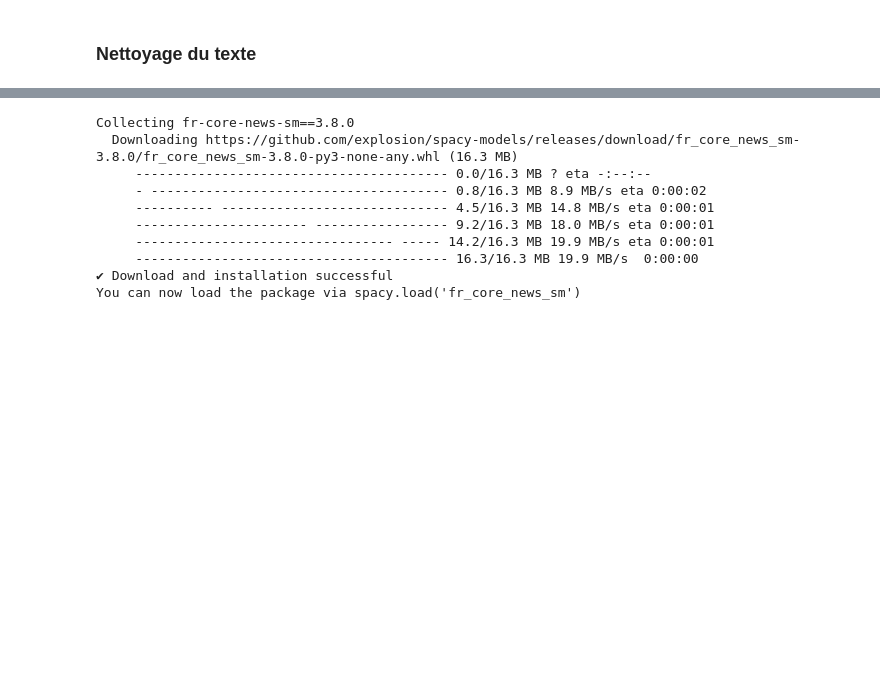
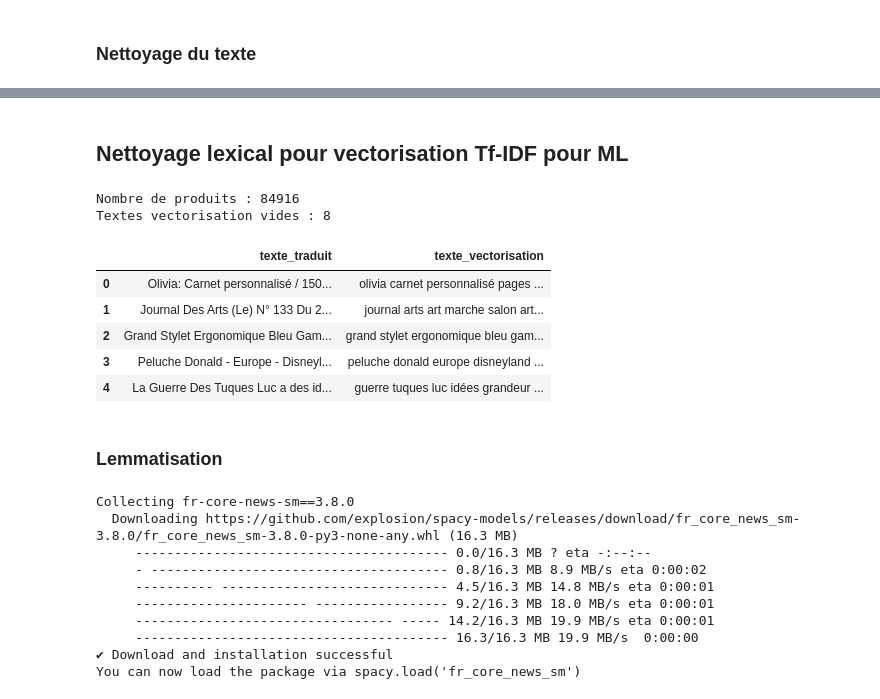
Before and after one commit to DataScientest-Studio/sep25_alt2_iia_rakuten_2, a Jupyter notebook: Exploration_donnees_&_Dataviz/Preprocess_FeatureEng_txt.ipynb, the cells around one changed output, grey strips where cells are left out. Drawn from its saved outputs; the diff is of its cells as text; code cells hidden in the pictures; blank space fills up the shorter version.

Commit message:
feat : Reprise des étapes de preprocessing/traduction/lemmatisation

```diff
--- a/Exploration_donnees_&_Dataviz/Preprocess_FeatureEng_txt.ipynb
+++ b/Exploration_donnees_&_Dataviz/Preprocess_FeatureEng_txt.ipynb
@@ -357,3 +589,80 @@ df = pd.read_csv("../csv/X_train_update_translated.csv")
+# %% [markdown]
+## Nettoyage lexical pour vectorisation Tf-IDF pour ML
+# %%
+df = pd.read_csv("../csv/X_train_update_translated.csv")
+
+df["texte_vectorisation"] = df["texte_traduit"].fillna("").str.lower()
+
+# Suppression des caractères spéciaux, chiffres et tokens courts
+#---------------------------------------------------------------------
+def clean_special_chars(text):
+    text = unicodedata.normalize("NFKC", text)
+
+    # Suppression de la ponctuation et des caractères spéciaux
+    text = re.sub(r"[^\w\s]|_", " ", text)
+
+    # Suppression des chiffres
+    text = re.sub(r"\d+", " ", text)
+
+    # Suppression des tokens de 1 ou 2 lettres, sauf "ps" et "pc"
+    text = re.sub(r"\b(?!(?:ps|pc)\b)[^\W\d_]{1,2}\b", " ", text)
+
+    return text
+
+df["texte_vectorisation"] = df["texte_vectorisation"].apply(clean_special_chars)
+
+# Suppression des stopwords français et anglais
+#---------------------------------------------------------------------
+stop_words_fr = set(stopwords.words("french"))
+stop_words_en = set(stopwords.words("english"))
+
+stop_words_custom = [
+    "un", "une", "des", "le", "la", "les",
+    "de", "du", "au", "aux", "en", "à",
+    "et", "ou", "pour", "par", "avec",
+    "sur", "dans", "son", "sa", "ses",
+    "leur", "leurs", "ce", "cet", "cette", "ces",
+    "qui", "que", "se", "il", "elle",
+    "tout", "tous", "toute", "toutes",
+    "très", "bien", "aussi",
+    "comme", "même", "autre", "autres",
+    "être", "avoir", "faire", "pouvoir",
+    "utiliser", "permettre",
+    "peut", "peuvent", "fait",
+    "offrir", "donner"
+]
+
+stop_words = stop_words_fr | stop_words_en | set(stop_words_custom)
+
+# Conservation de "plus" (iPhone Plus, Disney Plus...)
+stop_words.discard("plus")
+
+def remove_stopwords(text):
+    tokens = text.split()
+    tokens = [word for word in tokens if word not in stop_words]
+    return " ".join(tokens)
+
+df["texte_vectorisation"] = df["texte_vectorisation"].apply(remove_stopwords)
+
+# Contrôle des résultats
+#---------------------------------------------------------------------
+print("Nombre de produits :", len(df))
+print("Textes vectorisation vides :", df["texte_vectorisation"].eq("").sum())
+
+display(
+    df[["texte_traduit", "texte_vectorisation"]].head(5)
+)
+# %% [output]
+Nombre de produits : 84916
+Textes vectorisation vides : 8
+|  | texte_traduit | texte_vectorisation |
+| 0 | Olivia: Carnet personnalisé / 150... | olivia carnet personnalisé pages ... |
+| 1 | Journal Des Arts (Le) N° 133 Du 2... | journal arts art marche salon art... |
+| 2 | Grand Stylet Ergonomique Bleu Gam... | grand stylet ergonomique bleu gam... |
+| 3 | Peluche Donald - Europe - Disneyl... | peluche donald europe disneyland ... |
+| 4 | La Guerre Des Tuques Luc a des id... | guerre tuques luc idées grandeur ... |
+# %% [markdown]
+### Lemmatisation
 # %%
 !python -m spacy download fr_core_news_sm
 # %% [output]
```
Also changed, not shown: parts of 32 cells of this notebook, 1 other file.
